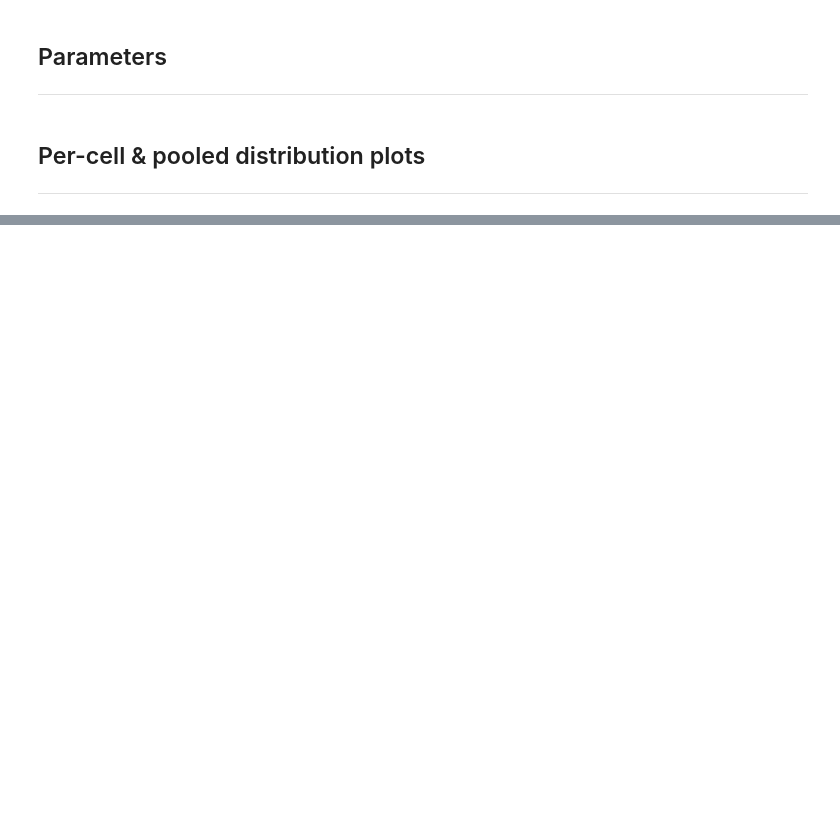
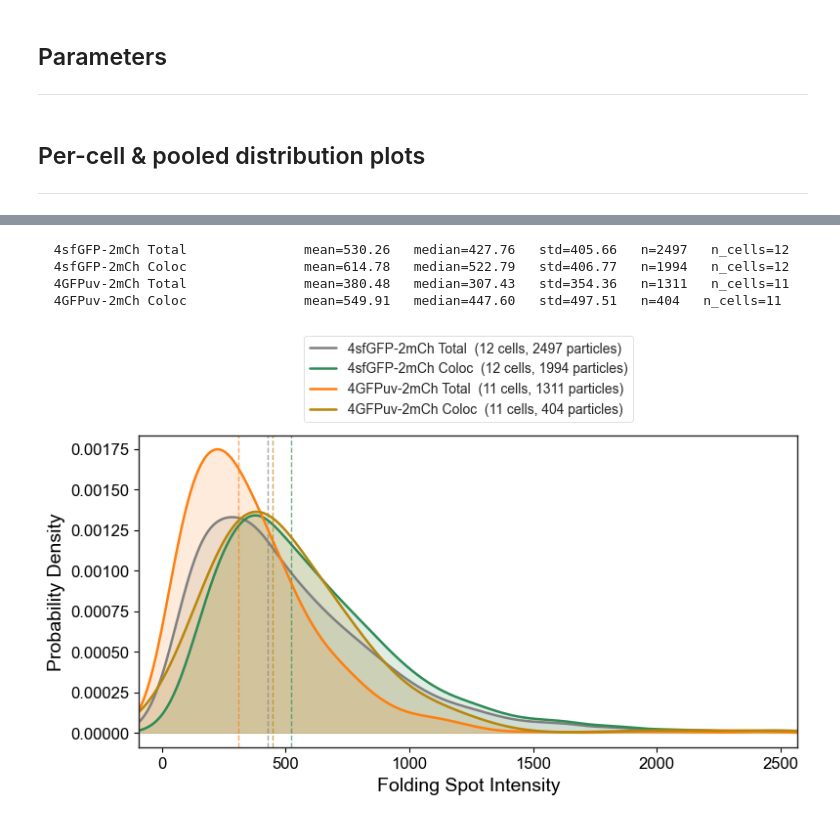
Before and after one commit to ningzhaoAnschutz/cof_paper, a Jupyter notebook: notebooks/CoF_project/Fig_intensity_distributions.ipynb, the cells around one changed output, grey strips where cells are left out. Saved outputs shown, nothing was run; the diff lists cells and outputs as text; code cells hidden in the pictures; blank space fills up the shorter version.

```diff
--- a/notebooks/CoF_project/Fig_intensity_distributions.ipynb
+++ b/notebooks/CoF_project/Fig_intensity_distributions.ipynb
@@ -113,0 +120,59 @@ for ch, ch_label in [(1, "Nascent Chain"), (0, "Folding")]:
+# %%
+ch = 0  # Folding channel
+ch_label = "Folding"
+
+# Load 3 sub-populations for each condition
+all_results_overlay = []
+overlay_colors = []
+
+# Color palette: condition 1 (cool tones), condition 2 (warm tones)
+color_map = {
+    0: {"Total": "gray",       "Coloc": "#2e8b57",  "Not Coloc": "#6baed6"},
+    1: {"Total": "tab:orange", "Coloc": "#b8860b",  "Not Coloc": "#e9967a"},
+}
+
+filters = [
+    (None,              "Total"),
+    ("colocalized",     "Coloc"),
+    #("not_colocalized", "Not Coloc"),
+]
+
+for cond_idx, (folder_sub, name) in enumerate(zip(list_folder_substrings, list_names)):
+    for coloc_val, label_suffix in filters:
+        r = idist.load_condition_intensities(
+            dataframes_dir, folder_sub,
+            selected_field=selected_field,
+            channel_index=ch,
+            drop_nonpositive=drop_nonpositive,
+            coloc_filter=coloc_val,
+            verbose=False,
+        )
+        r["name"] = f"{name} {label_suffix}"
+        all_results_overlay.append(r)
+        overlay_colors.append(color_map[cond_idx][label_suffix])
+
+
+# ── Plot all 6 overlaid ──────────────────────────────────────────────────────
+xlim_pcts = (xlim_percentile_lo, xlim_percentile_hi)
+
+idist.plot_pooled_distributions(
+    all_results_overlay,
+    overlay_colors,
+    channel_index=ch,
+    x_label=f"{ch_label} Spot Intensity",
+    save_dir=save_dir,
+    mode=display_mode,
+    xlim=xlim_override,
+    xlim_percentiles=xlim_pcts,
+    kde_bw_method=kde_bw_method,
+    kde_alpha=0.15,
+    show_hist=False,
+    drop_nonpositive=drop_nonpositive,
+    figsize=(8, 5),            # wider figure for 6 legends
+)
+# %% [output]
+  4sfGFP-2mCh Total               mean=530.26   median=427.76   std=405.66   n=2497   n_cells=12
+  4sfGFP-2mCh Coloc               mean=614.78   median=522.79   std=406.77   n=1994   n_cells=12
+  4GFPuv-2mCh Total               mean=380.48   median=307.43   std=354.36   n=1311   n_cells=11
+  4GFPuv-2mCh Coloc               mean=549.91   median=447.60   std=497.51   n=404   n_cells=11
+[figure, added]
```
Also changed, not shown: parts of 4 cells of this notebook, 4 other files.
